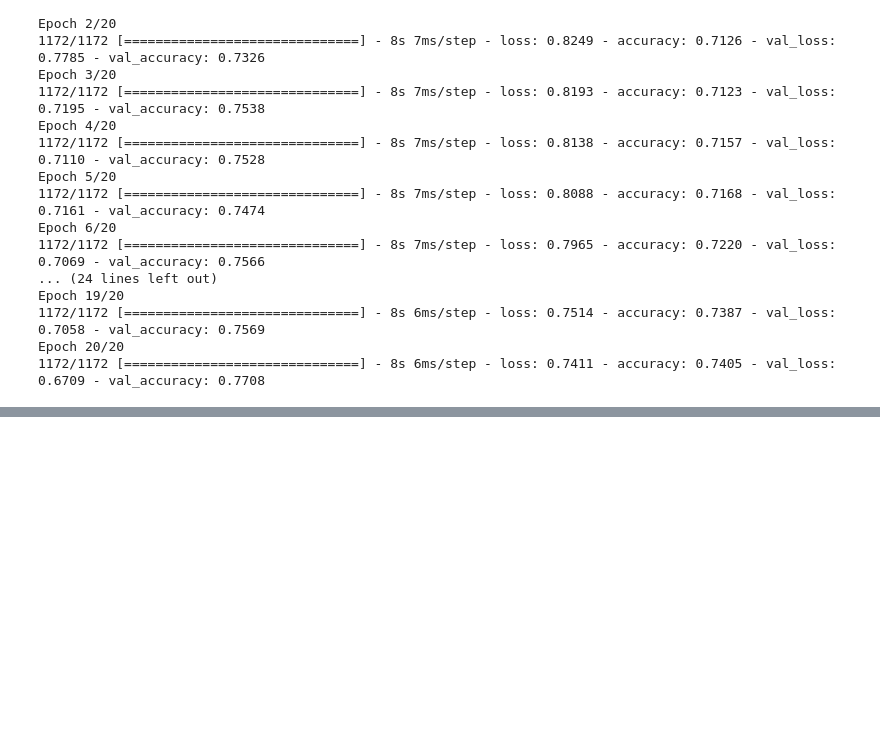
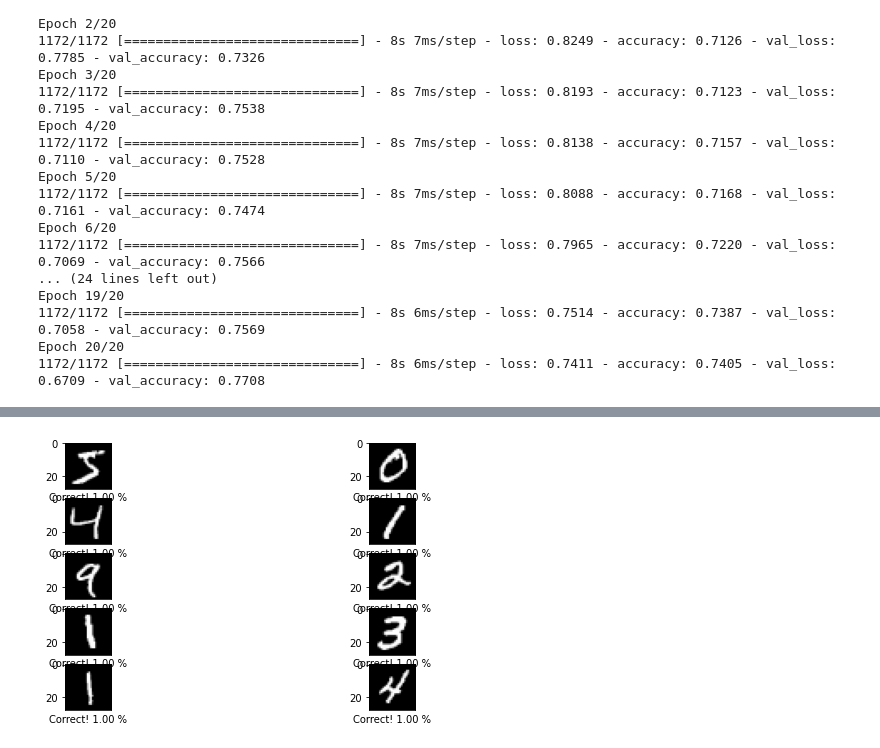
Before and after one commit to luckycontrol/DeepLearning_tensorflow, a Jupyter notebook: tf_chapter6_CNN.ipynb, the cells around one changed output, grey strips where cells are left out. Cells and saved outputs as stored; diff of their text form; code cells hidden in the pictures; blank space fills up the shorter version.

```diff
--- a/tf_chapter6_CNN.ipynb
+++ b/tf_chapter6_CNN.ipynb
@@ -403,0 +560,15 @@ Epoch 20/20
+# %%
+prediction = model.predict(train_data)
+# %%
+prediction_list = prediction[:10]
+# %%
+def get_max(arr):
+
+  max_idx = 0
+  max_num = arr[0]
+
+  for idx, v in enumerate(arr[1:]):
+    if v > max_num:
+      max_idx = idx + 1; max_num = v
+
+  return max_idx, max_num
@@ -403,0 +580,15 @@ Epoch 20/20
+# %%
+plt.figure(figsize=(10, 10))
+for i in range(10):
+  plt.subplot(10, 2, i+1)
+  plt.imshow(train_data[i].reshape(28, 28), cmap='gray')
+
+  max_idx, max_num = get_max(prediction_list[i])
+  if max_idx == train_labels[i]:
+    plt.xticks([])
+    plt.xlabel('Correct! {:.2f} %'.format(max_num))
+  else:
+    plt.xticks([])
+    plt.xlabel('Fault! {:.2f} %'.format(max_num))
+# %% [output]
+[figure, added]
```
Also changed, not shown: parts of 16 cells of this notebook.
